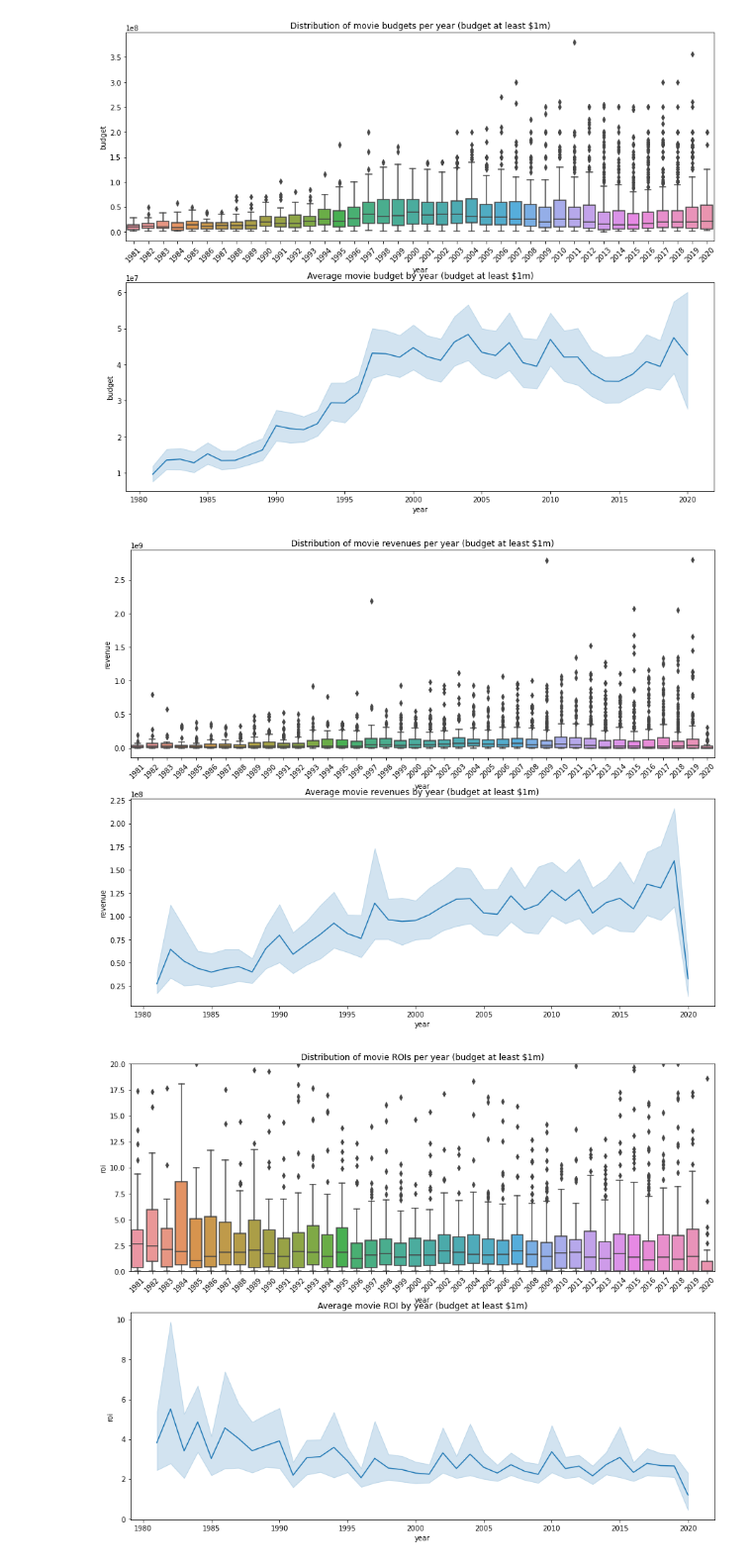
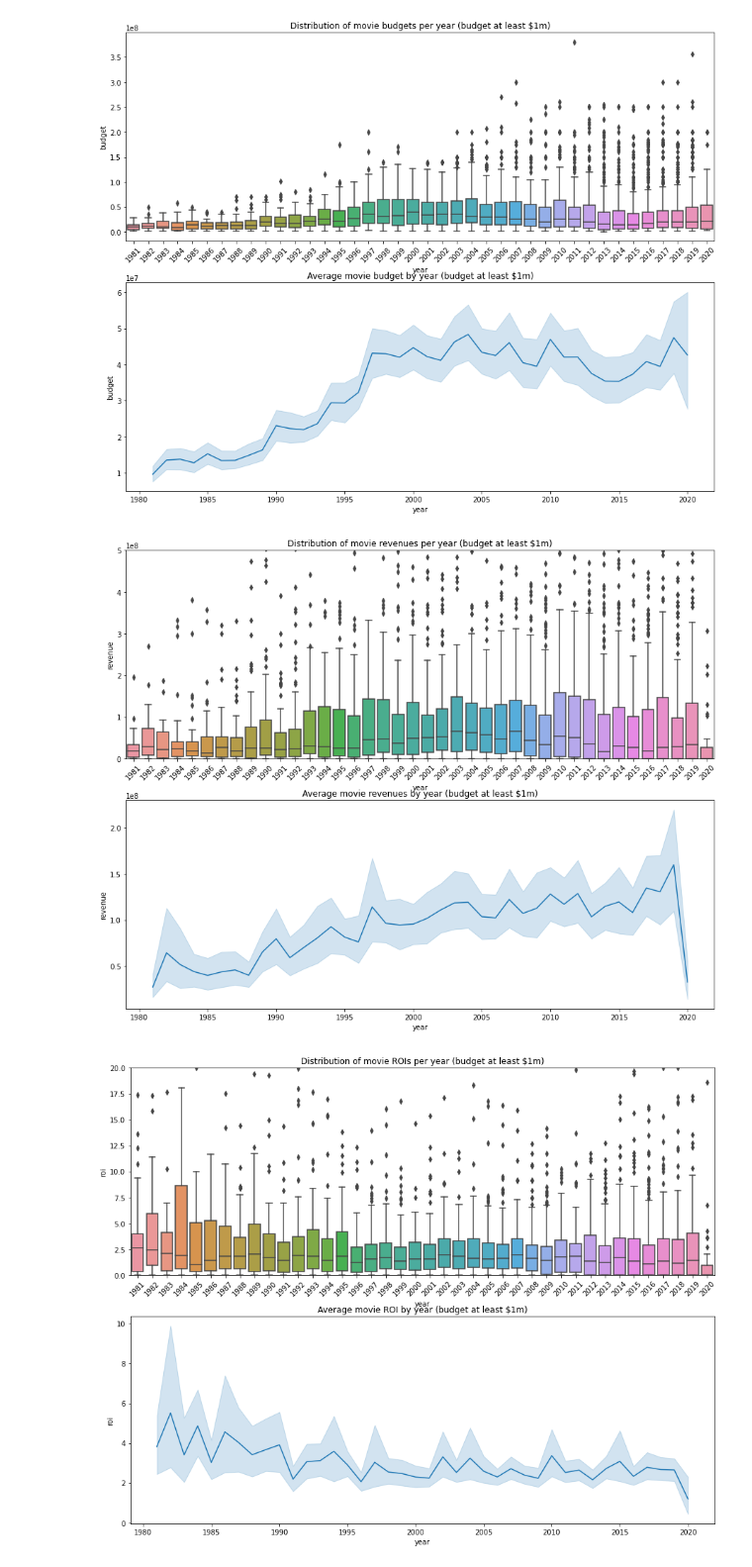
Before and after one commit to kristofrabay/python_practise, a Jupyter notebook: imdb_analysis.ipynb, the cells around one changed output. Shown at 99% size. Drawn from its saved outputs; the diff is of its cells as text; code cells hidden in the pictures.

```diff
--- a/imdb_analysis.ipynb
+++ b/imdb_analysis.ipynb
@@ -645,16 +645,17 @@ plt.show()
 # %%
 fig, ax = plt.subplots(nrows = 2, figsize = (15, 12))
 
 sns.boxplot('year', 'revenue', data = x_finances, ax = ax[0])
 ax[0].set_xticklabels(labels = ax[0].get_xticklabels(), rotation=45)
 ax[0].set_title('Distribution of movie revenues per year (budget at least $1m)')
+ax[0].set_ylim(0, 0.5e9)
 
 sns.lineplot('year', 'revenue', data = x_finances, ax = ax[1], estimator = 'mean')
 ax[1].set_title('Average movie revenues by year (budget at least $1m)')
 
 plt.show()
 # %% [output]
-[figure, old version]
+[figure, new version]
 # %%
 fig, ax = plt.subplots(nrows = 2, figsize = (15, 12))
 
```
Also changed, not shown: parts of 12 cells of this notebook.
